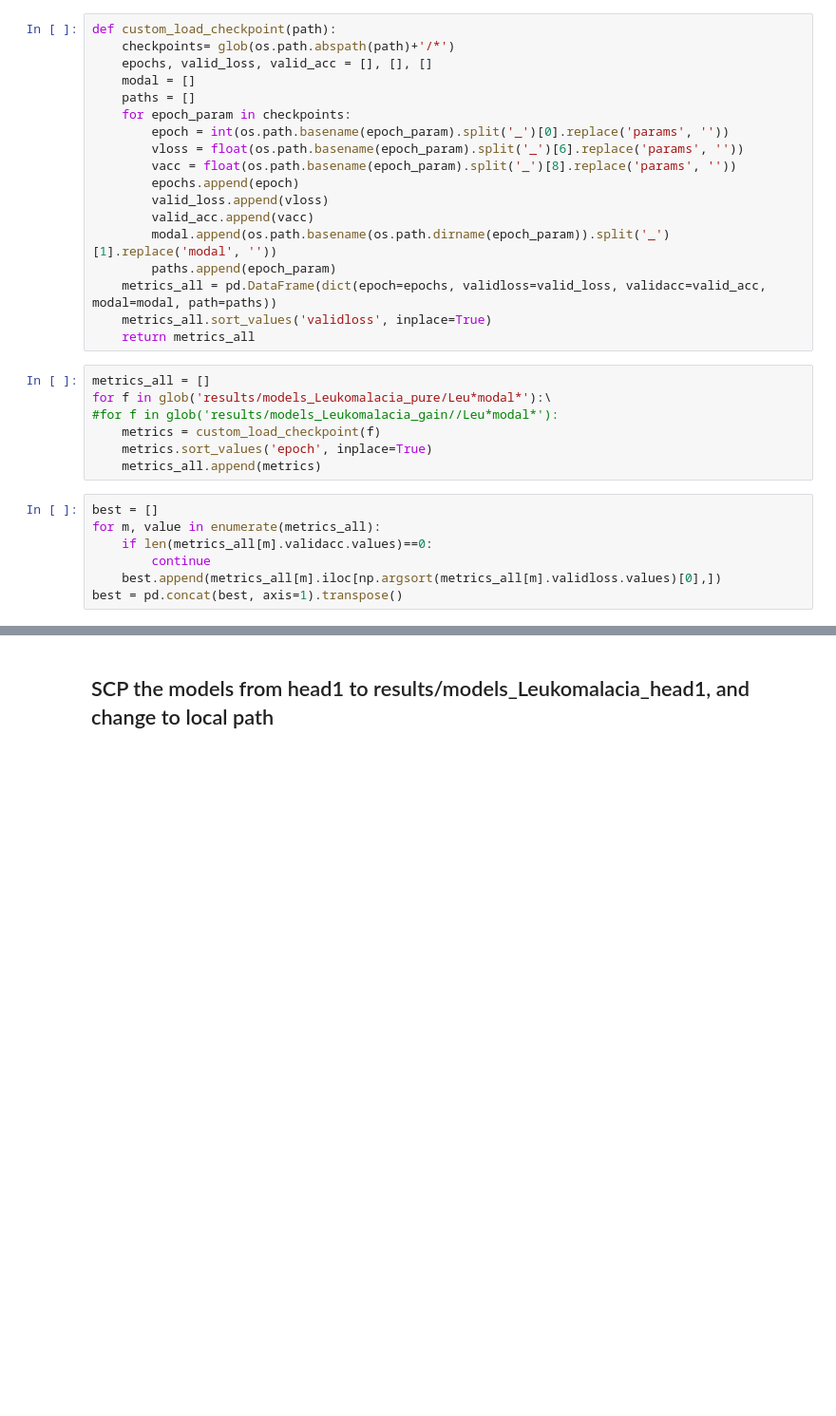
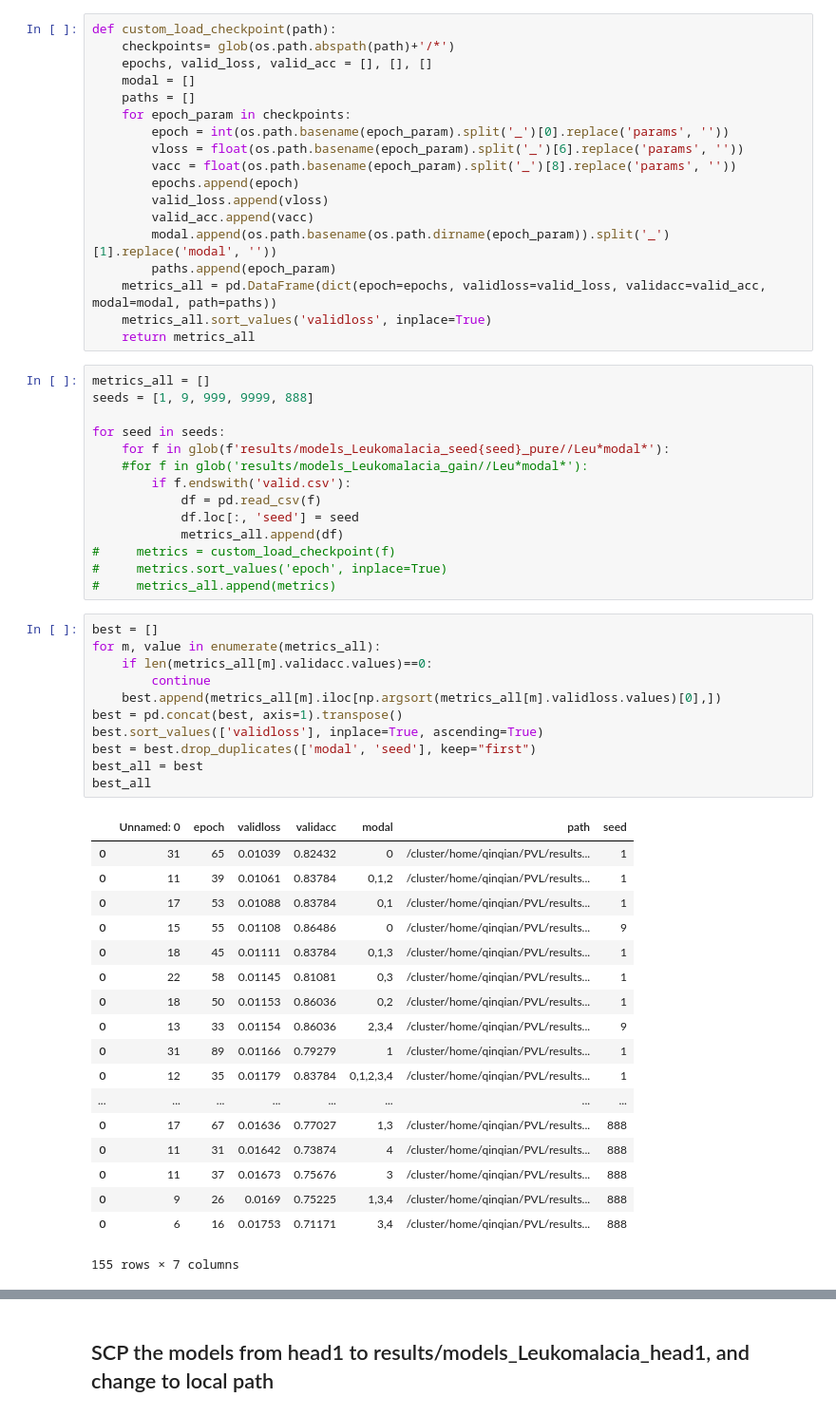
Before and after one commit to qinqian/neonatal_neuroimaging_scratch_codes, a Jupyter notebook: models/pytorch/figure2.ipynb, the cells around one changed output, grey strips where cells are left out. Shown at 95% size. Saved outputs shown, nothing was run; the diff lists cells and outputs as text; blank space fills up the shorter version.

```diff
--- a/models/pytorch/figure2.ipynb
+++ b/models/pytorch/figure2.ipynb
@@ -67,15 +74,45 @@ def custom_load_checkpoint(path):
     return metrics_all
 # %%
 metrics_all = []
-for f in glob('results/models_Leukomalacia_pure/Leu*modal*'):\
-#for f in glob('results/models_Leukomalacia_gain//Leu*modal*'):
-    metrics = custom_load_checkpoint(f)
-    metrics.sort_values('epoch', inplace=True)
-    metrics_all.append(metrics)
+seeds = [1, 9, 999, 9999, 888]
+
+for seed in seeds:
+    for f in glob(f'results/models_Leukomalacia_seed{seed}_pure//Leu*modal*'):
+    #for f in glob('results/models_Leukomalacia_gain//Leu*modal*'):
+        if f.endswith('valid.csv'):
+            df = pd.read_csv(f)
+            df.loc[:, 'seed'] = seed
+            metrics_all.append(df)
+#     metrics = custom_load_checkpoint(f)
+#     metrics.sort_values('epoch', inplace=True)
+#     metrics_all.append(metrics)
 # %%
 best = []
 for m, value in enumerate(metrics_all):
     if len(metrics_all[m].validacc.values)==0:
         continue
     best.append(metrics_all[m].iloc[np.argsort(metrics_all[m].validloss.values)[0],])
 best = pd.concat(best, axis=1).transpose()
+best.sort_values(['validloss'], inplace=True, ascending=True)
+best = best.drop_duplicates(['modal', 'seed'], keep="first")
+best_all = best
+best_all
+# %% [output]
+|  | Unnamed: 0 | epoch | validloss | validacc | modal | path | seed |
+| 0 | 31 | 65 | 0.01039 | 0.82432 | 0 | /cluster/home/qinqian/PVL/results... | 1 |
+| 0 | 11 | 39 | 0.01061 | 0.83784 | 0,1,2 | /cluster/home/qinqian/PVL/results... | 1 |
+| 0 | 17 | 53 | 0.01088 | 0.83784 | 0,1 | /cluster/home/qinqian/PVL/results... | 1 |
+| 0 | 15 | 55 | 0.01108 | 0.86486 | 0 | /cluster/home/qinqian/PVL/results... | 9 |
+| 0 | 18 | 45 | 0.01111 | 0.83784 | 0,1,3 | /cluster/home/qinqian/PVL/results... | 1 |
+| 0 | 22 | 58 | 0.01145 | 0.81081 | 0,3 | /cluster/home/qinqian/PVL/results... | 1 |
+| 0 | 18 | 50 | 0.01153 | 0.86036 | 0,2 | /cluster/home/qinqian/PVL/results... | 1 |
+| 0 | 13 | 33 | 0.01154 | 0.86036 | 2,3,4 | /cluster/home/qinqian/PVL/results... | 9 |
+| 0 | 31 | 89 | 0.01166 | 0.79279 | 1 | /cluster/home/qinqian/PVL/results... | 1 |
+| 0 | 12 | 35 | 0.01179 | 0.83784 | 0,1,2,3,4 | /cluster/home/qinqian/PVL/results... | 1 |
+| ... | ... | ... | ... | ... | ... | ... | ... |
+| 0 | 17 | 67 | 0.01636 | 0.77027 | 1,3 | /cluster/home/qinqian/PVL/results... | 888 |
+| 0 | 11 | 31 | 0.01642 | 0.73874 | 4 | /cluster/home/qinqian/PVL/results... | 888 |
+| 0 | 11 | 37 | 0.01673 | 0.75676 | 3 | /cluster/home/qinqian/PVL/results... | 888 |
+| 0 | 9 | 26 | 0.0169 | 0.75225 | 1,3,4 | /cluster/home/qinqian/PVL/results... | 888 |
+| 0 | 6 | 16 | 0.01753 | 0.71171 | 3,4 | /cluster/home/qinqian/PVL/results... | 888 |
+155 rows × 7 columns
```
Also changed, not shown: parts of 8 cells of this notebook, 5 other files.
